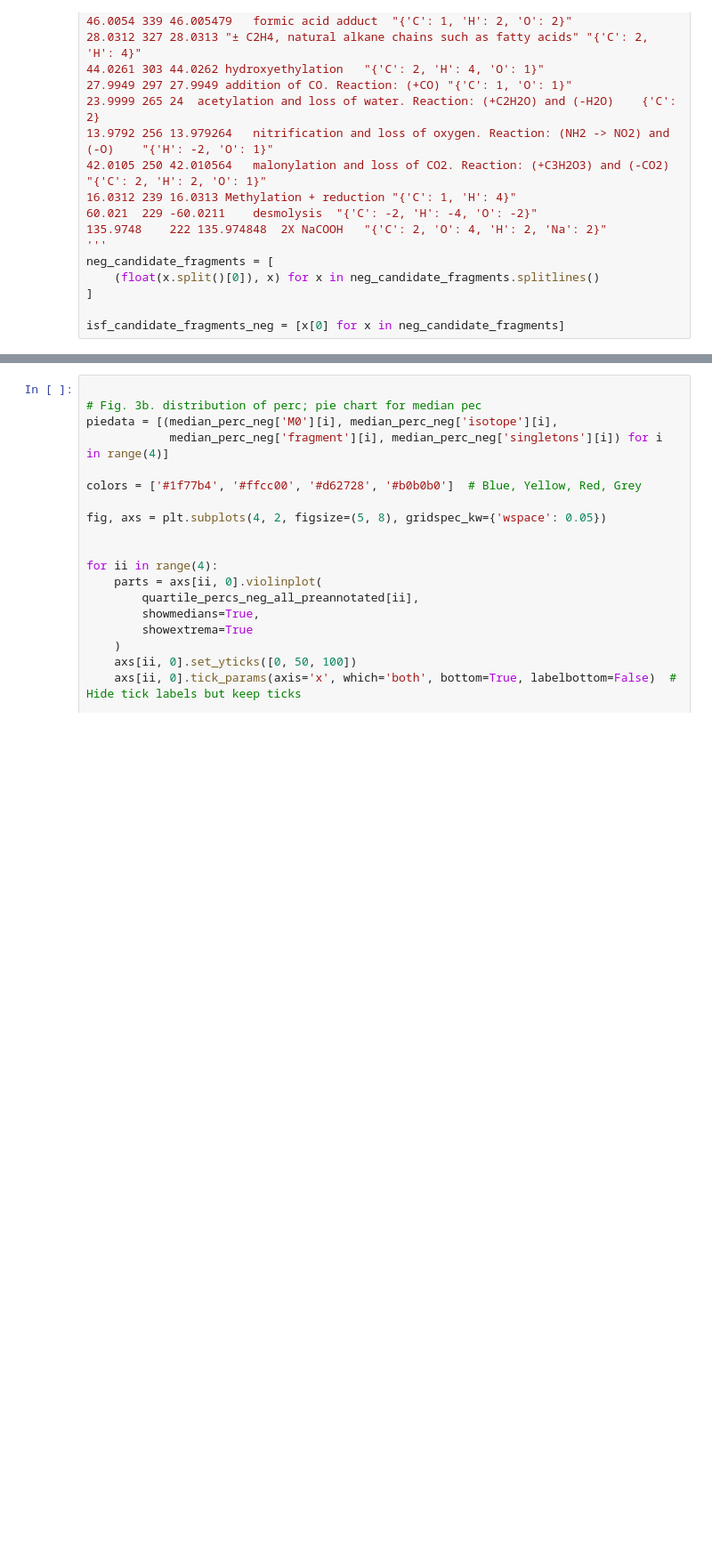
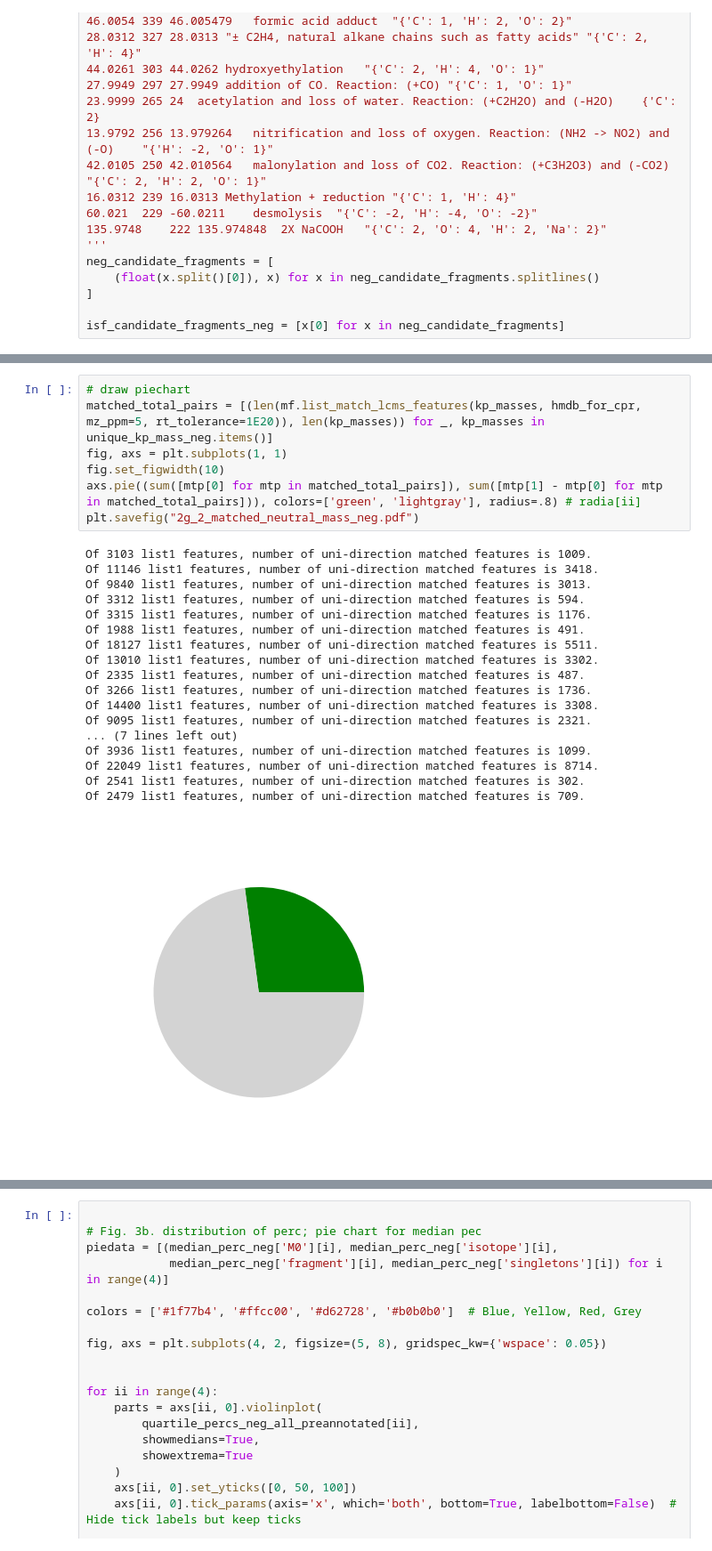
Before and after one commit to shuzhao-li-lab/in_source_fragments_serum, a Jupyter notebook: analysis/5_comprehensive_khipu_search/5a_orbi.ipynb, the cells around one changed output, grey strips where cells are left out. Shown: that part at 89% size. Saved outputs shown, nothing was run; the diff lists cells and outputs as text; blank space fills up the shorter version.

```diff
--- a/analysis/5_comprehensive_khipu_search/5a_orbi.ipynb
+++ b/analysis/5_comprehensive_khipu_search/5a_orbi.ipynb
@@ -532,3 +620,29 @@ for type, qpp in quartile_percs_neg.items():
+# %%
+# draw piechart
+matched_total_pairs = [(len(mf.list_match_lcms_features(kp_masses, hmdb_for_cpr, mz_ppm=5, rt_tolerance=1E20)), len(kp_masses)) for _, kp_masses in unique_kp_mass_neg.items()]
+fig, axs = plt.subplots(1, 1)
+fig.set_figwidth(10)
+axs.pie((sum([mtp[0] for mtp in matched_total_pairs]), sum([mtp[1] - mtp[0] for mtp in matched_total_pairs])), colors=['green', 'lightgray'], radius=.8) # radia[ii]
+plt.savefig("2g_2_matched_neutral_mass_neg.pdf")
+# %% [output]
+Of 3103 list1 features, number of uni-direction matched features is 1009.
+Of 11146 list1 features, number of uni-direction matched features is 3418.
+Of 9840 list1 features, number of uni-direction matched features is 3013.
+Of 3312 list1 features, number of uni-direction matched features is 594.
+Of 3315 list1 features, number of uni-direction matched features is 1176.
+Of 1988 list1 features, number of uni-direction matched features is 491.
+Of 18127 list1 features, number of uni-direction matched features is 5511.
+Of 13010 list1 features, number of uni-direction matched features is 3302.
+Of 2335 list1 features, number of uni-direction matched features is 487.
+Of 3266 list1 features, number of uni-direction matched features is 1736.
+Of 14400 list1 features, number of uni-direction matched features is 3308.
+Of 9095 list1 features, number of uni-direction matched features is 2321.
+... (7 lines left out)
+Of 3936 list1 features, number of uni-direction matched features is 1099.
+Of 22049 list1 features, number of uni-direction matched features is 8714.
+Of 2541 list1 features, number of uni-direction matched features is 302.
+Of 2479 list1 features, number of uni-direction matched features is 709.
+[figure, added]
 # %%
 
 # Fig 3c. preannotated_features unique_empCpds
```
Also changed, not shown: parts of 14 cells of this notebook, 46 other files.
